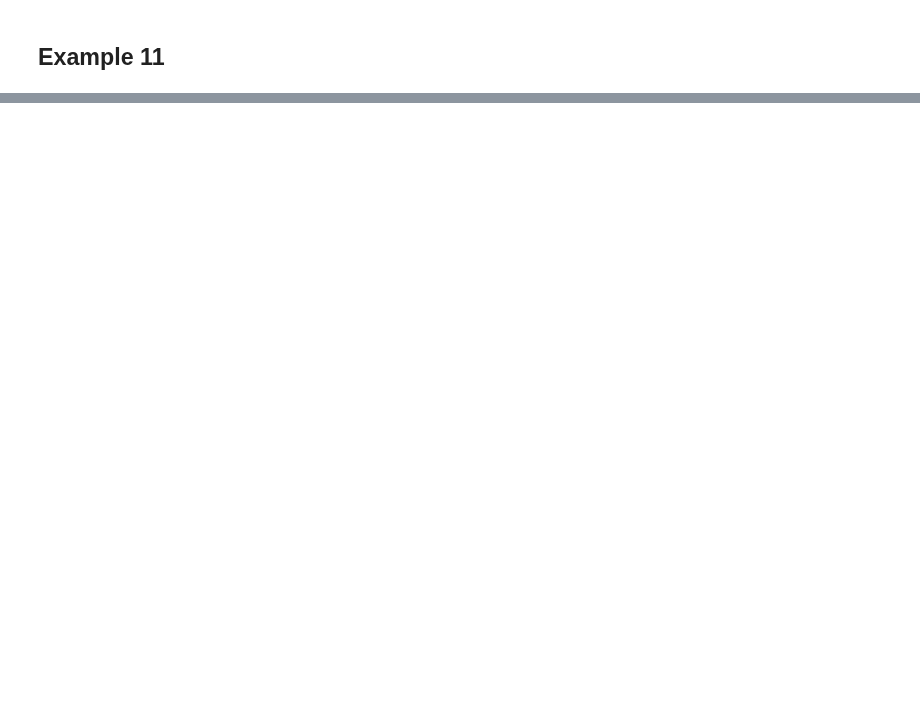
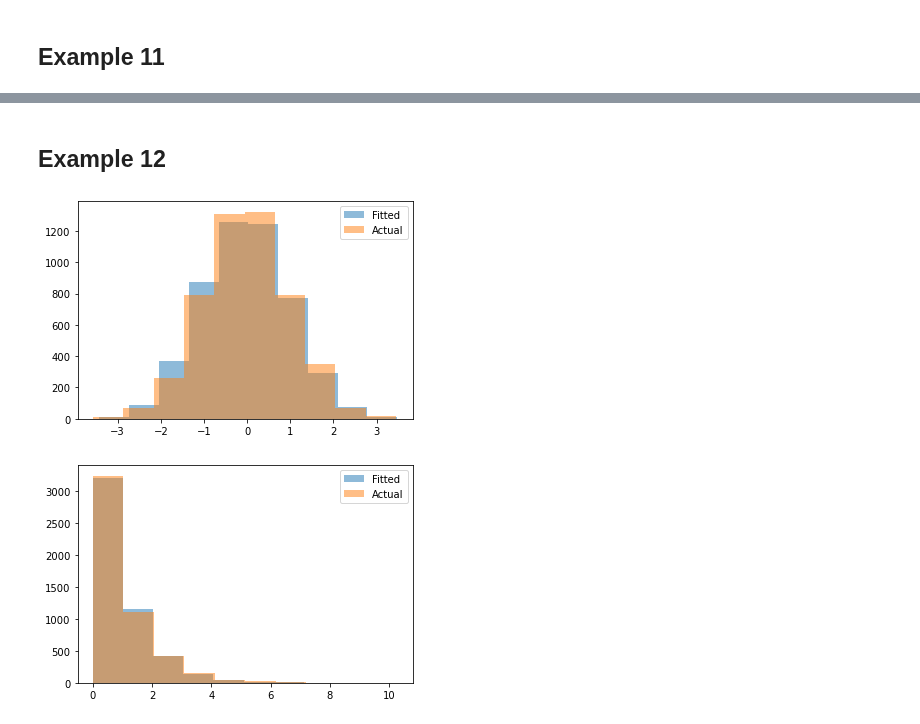
Before and after one commit to ytatus94/Machine_Learning, a Jupyter notebook: fitting/Fitting.ipynb, the cells around one changed output, grey strips where cells are left out. Cells and saved outputs as stored; diff of their text form; code cells hidden in the pictures; blank space fills up the shorter version.

```diff
--- a/fitting/Fitting.ipynb
+++ b/fitting/Fitting.ipynb
@@ -386 +406,80 @@ plt.show()
+# %% [markdown]
+## Example 12
+# %%
+import scipy
+import scipy.stats
+import matplotlib
+import matplotlib.pyplot as plt
+
+class Distribution(object):
+    def __init__(self, dist_names_list = []):
+        self.dist_names = ['norm', 'lognorm', 'expon', 'pareto']
+        self.dist_results = []
+        self.params = {}
+
+        self.DistributionName = ""
+        self.PValue = 0
+        self.Param = None
+
+        self.isFitted = False
+
+    def Fit(self, y):
+        self.dis_results = []
+        self.params = {}
+        for dist_name in self.dist_names:
+            dist = getattr(scipy.stats, dist_name)
+            param = dist.fit(y)
+
+            self.params[dist_name] = param
+            # Applying the Kolmogorov-Smirnov test
+            D, p = scipy.stats.kstest(y, dist_name, args=param)
+            self.dist_results.append((dist_name, p))
+
+        # select the best fitted distribution
+        # 這邊選出最合適的分佈函數 (i.e. P-value 最大)
+        # 但是不代表這個分佈函數 fit 出來的結果是最好的
+        sel_dist, p = (max(self.dist_results, key=lambda item: item[1]))
+        # store the name of the best fit and its p-value
+        self.DistributionName = sel_dist
+        self.PValue = p
+
+        self.isFitted = True
+        return self.DistributionName, self.PValue
+
+    def Random(self, n = 1):
+        if self.isFitted:
+            dist_name = self.DistributionName
+            param = self.params[dist_name]
+            # initiate the scipy distribution
+            dist = getattr(scipy.stats, dist_name)
+            return dist.rvs(*param[:-2], loc=param[-2], scale=param[-1], size=n)
+        else:
+            raise ValueError('Must first run the Fit method.')
+
+    def Plot(self, y):
+        x = self.Random(n=len(y))
+        plt.hist(x, alpha=0.5, label='Fitted')
+        plt.hist(y, alpha=0.5, label='Actual')
+        plt.legend(loc='upper right')
+        plt.show()
+
+# Generate random numbers from a normal distribution
+# , fit a distribution and plot a histogram
+from scipy.stats import norm
+r = norm.rvs(size=5000)
+
+dst = Distribution()
+dst.Fit(r)
+dst.Plot(r)
+
+# Fit an exponential distribution
+from scipy.stats import expon
+r = expon.rvs(size=5000) # exponential
+
+dst = Distribution()
+dst.Fit(r)
+dst.Plot(r)
+# %% [output]
+[figure, added]
+[figure, added]
 # %% [markdown]
```
Also changed, not shown: parts of 14 cells of this notebook.
